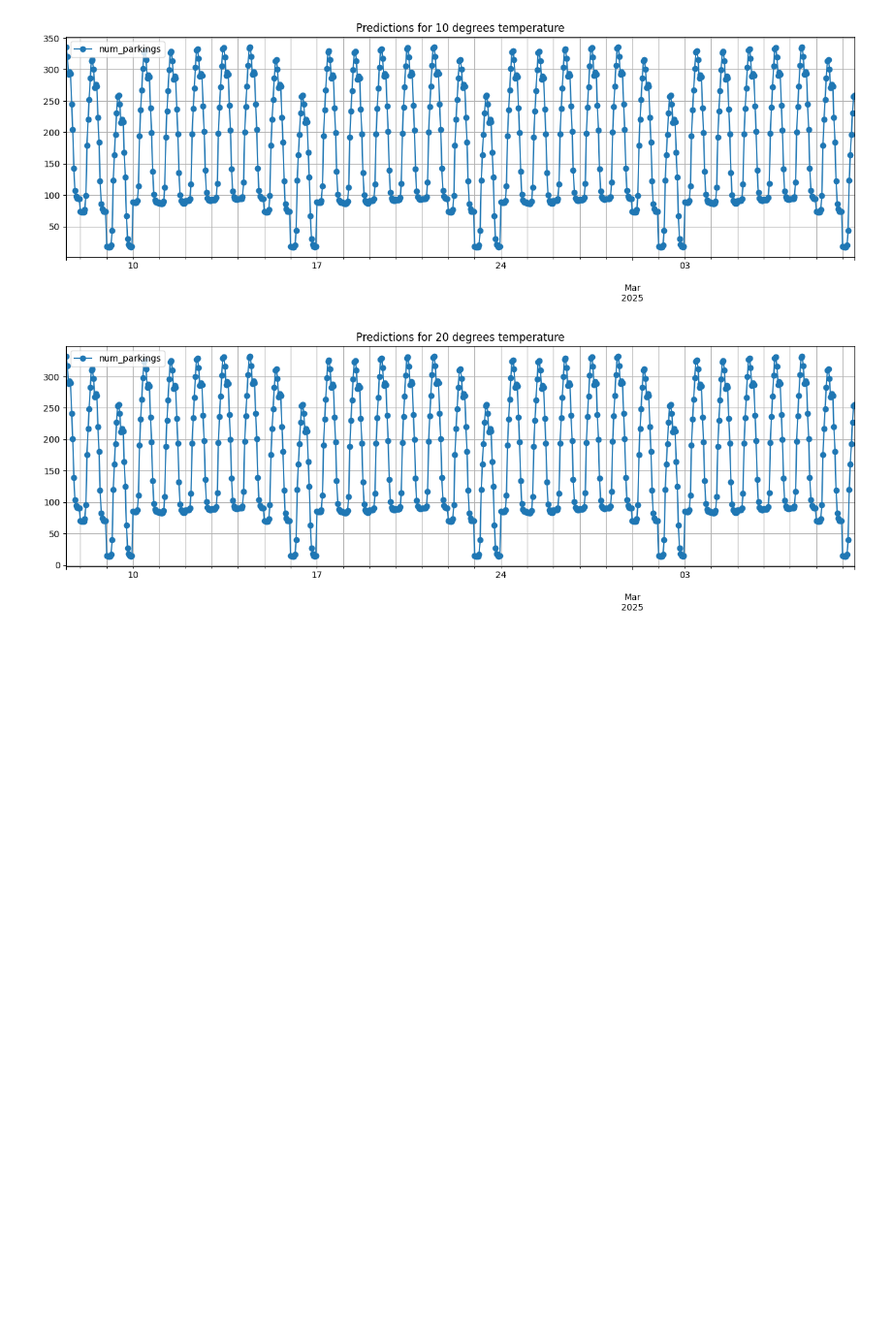
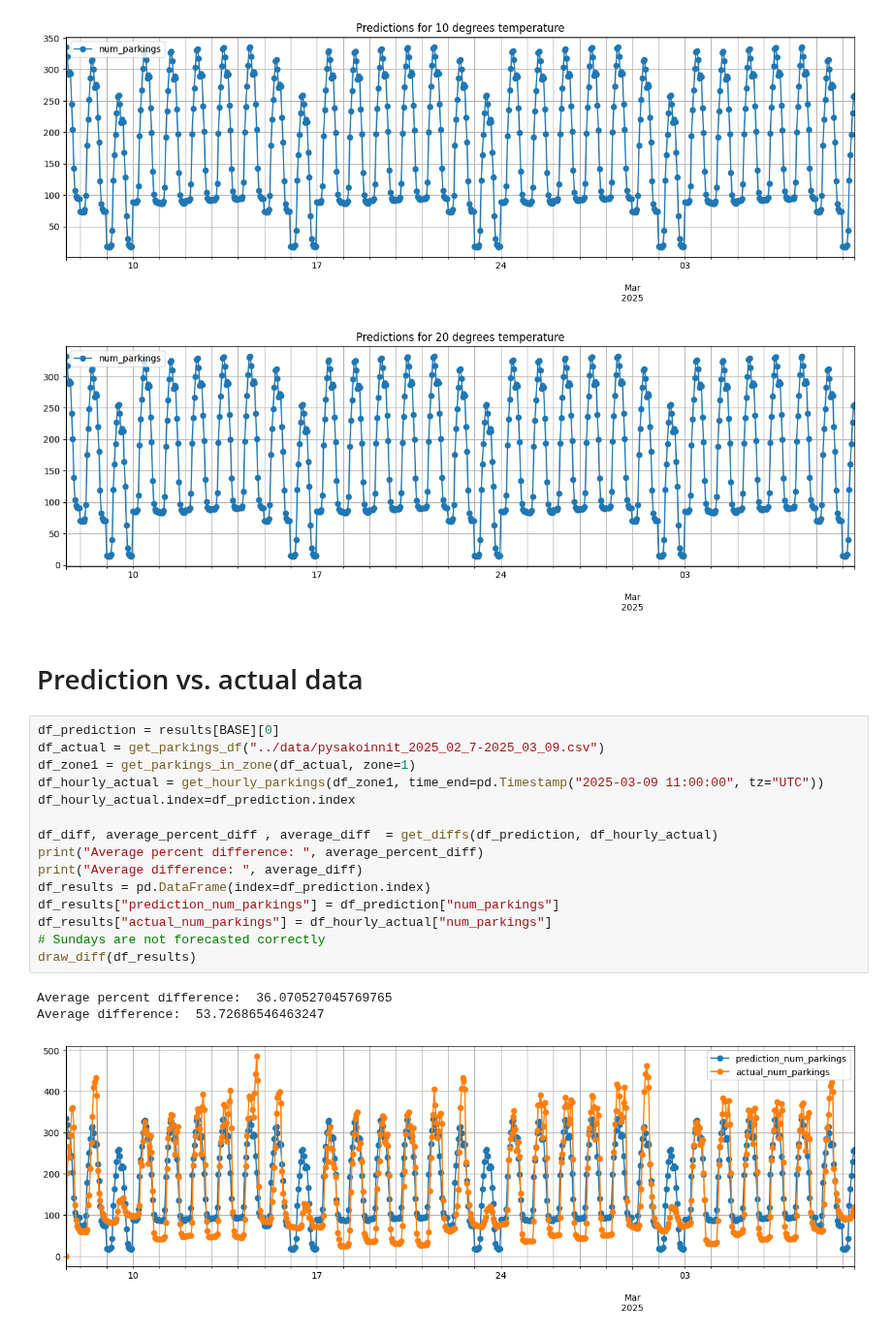
Before and after one commit to City-of-Turku/parkings-weather-correlation, a Jupyter notebook: scikit/linear_regression_zone1.ipynb, the cells around one changed output. Shown at 97% size. Cells and saved outputs as stored; diff of their text form; blank space fills up the shorter version.

Commit message:
Compare prediction with actual

```diff
--- a/scikit/linear_regression_zone1.ipynb
+++ b/scikit/linear_regression_zone1.ipynb
@@ -155,3 +161,24 @@ draw_results(results)
 [figure]
 [figure]
 [figure]
+# %% [markdown]
+# Prediction vs. actual data
+# %%
+df_prediction = results[BASE][0]
+df_actual = get_parkings_df("../data/pysakoinnit_2025_02_7-2025_03_09.csv")
+df_zone1 = get_parkings_in_zone(df_actual, zone=1)
+df_hourly_actual = get_hourly_parkings(df_zone1, time_end=pd.Timestamp("2025-03-09 11:00:00", tz="UTC"))
+df_hourly_actual.index=df_prediction.index
+
+df_diff, average_percent_diff , average_diff  = get_diffs(df_prediction, df_hourly_actual)
+print("Average percent difference: ", average_percent_diff)
+print("Average difference: ", average_diff)
+df_results = pd.DataFrame(index=df_prediction.index)
+df_results["prediction_num_parkings"] = df_prediction["num_parkings"]
+df_results["actual_num_parkings"] = df_hourly_actual["num_parkings"]
+# Sundays are not forecasted correctly
+draw_diff(df_results)
+# %% [output]
+Average percent difference:  36.070527045769765
+Average difference:  53.72686546463247
+[figure, added]
```
Also changed, not shown: parts of 3 cells of this notebook.
